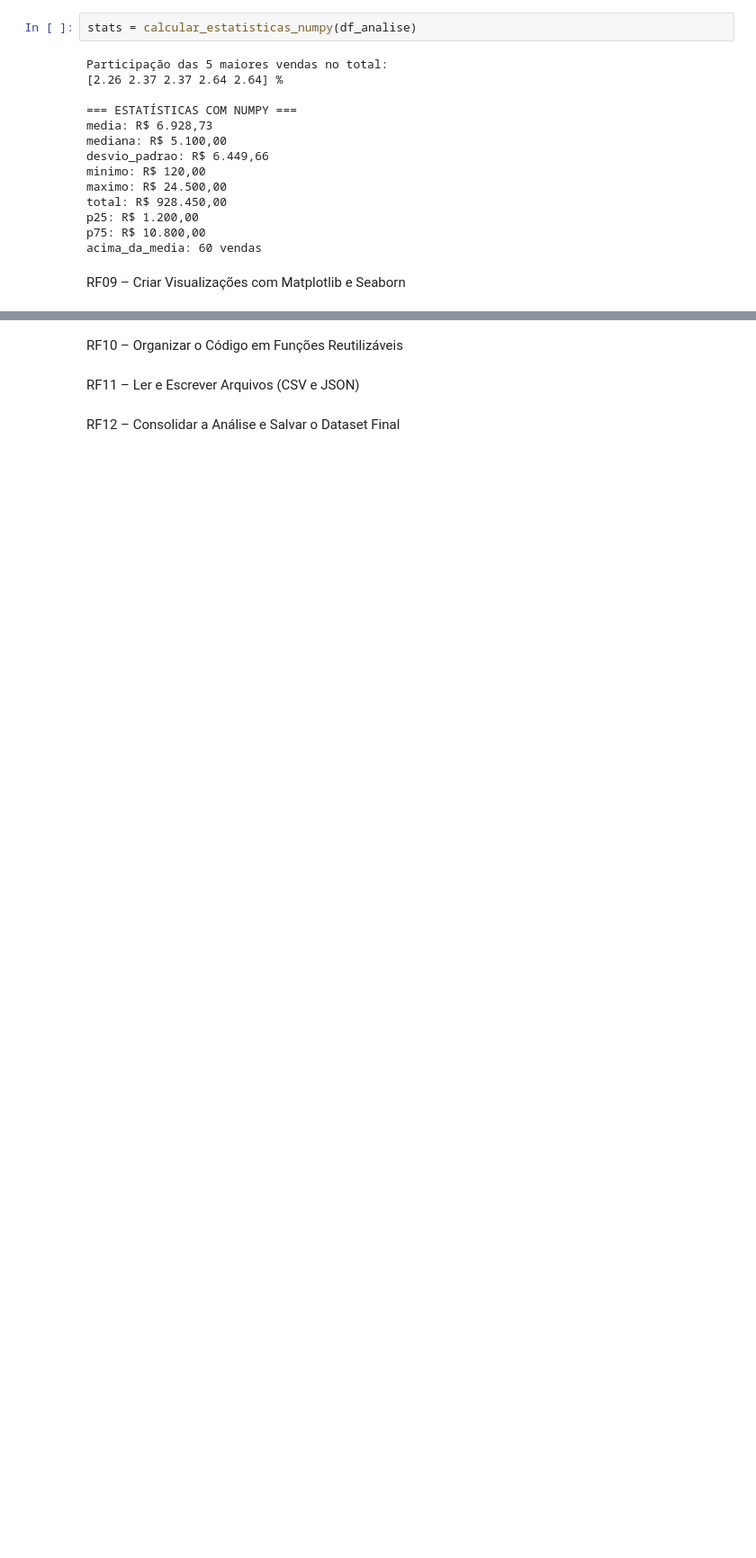
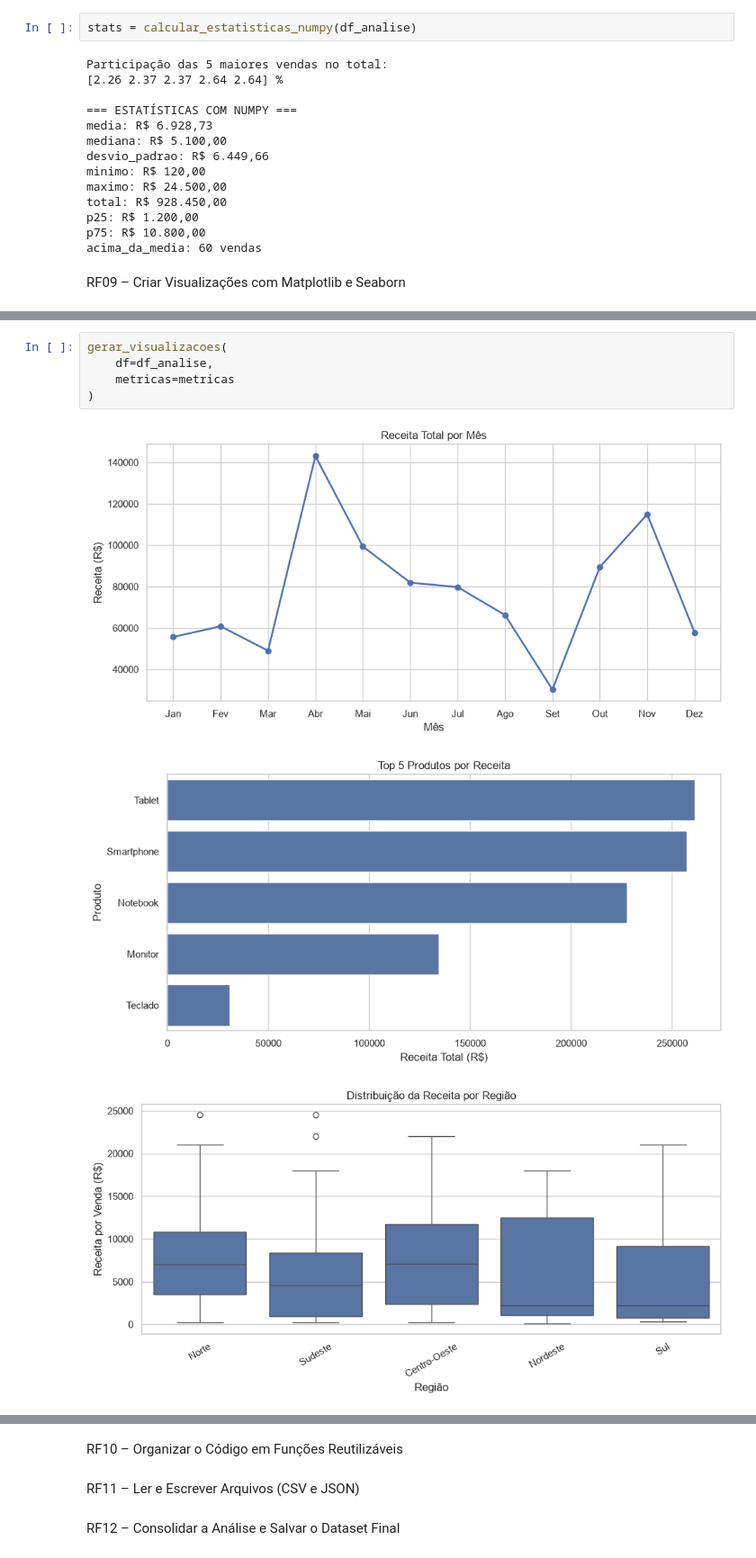
Before and after one commit to Cristina-Freitas/DataView-Exploracao-e-Analise-de-Dados-de-Vendas, a Jupyter notebook: notebooks/dataview.ipynb, the cells around one changed output, grey strips where cells are left out. Shown at 90% size. Drawn from its saved outputs; the diff is of its cells as text; blank space fills up the shorter version.

Commit message:
feat: implementar RF09 - geração de  visualizações com Matplotlib e Seaborn

```diff
--- a/notebooks/dataview.ipynb
+++ b/notebooks/dataview.ipynb
@@ -628,0 +735,9 @@ RF09 – Criar Visualizações com Matplotlib e Seaborn
+# %%
+gerar_visualizacoes(
+    df=df_analise,
+    metricas=metricas
+)
+# %% [output]
+[figure, added]
+[figure, added]
+[figure, added]
```
Also changed, not shown: parts of 2 cells of this notebook, 3 other files.
